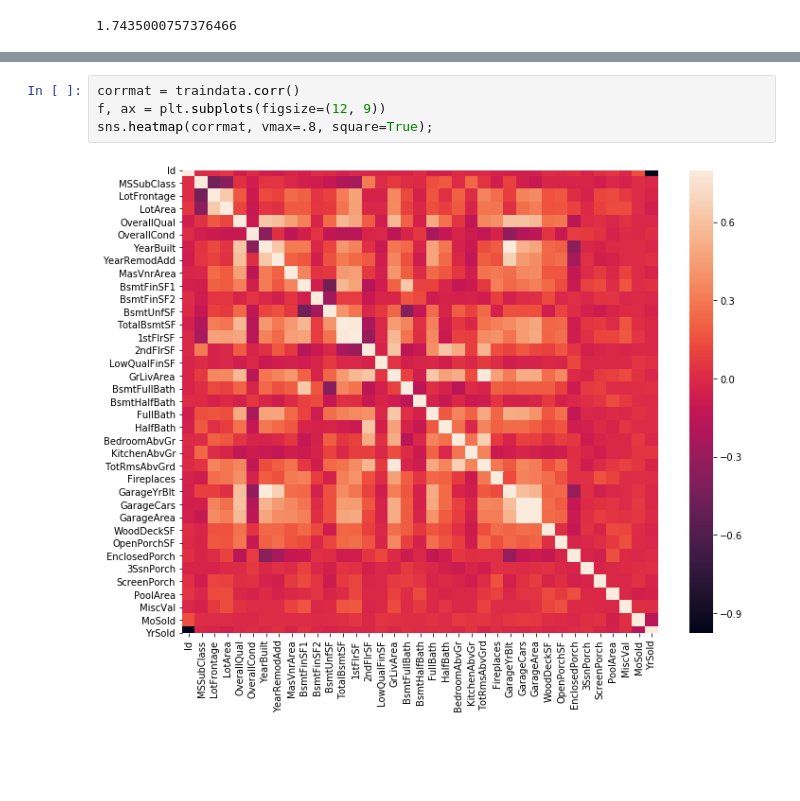
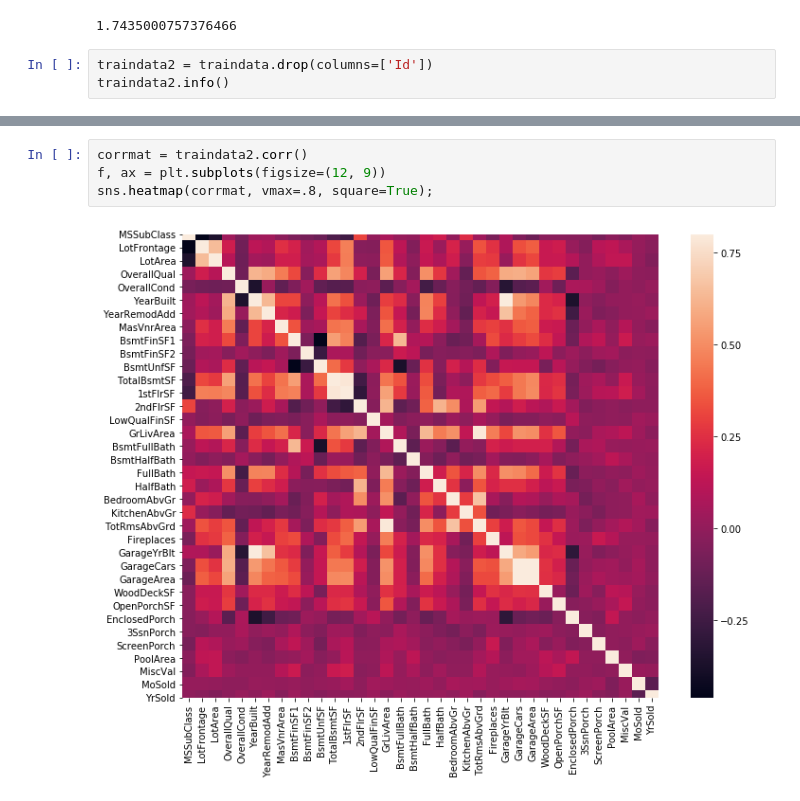
Before and after one commit to kolibrie-eric/JADS, a Jupyter notebook: Ames housing/ames-housing.ipynb, the cells around one changed output, grey strips where cells are left out. Cells and saved outputs as stored; diff of their text form; blank space fills up the shorter version.

Commit message:
Trying to drop a variable from pandas dataframe

```diff
--- a/Ames housing/ames-housing.ipynb
+++ b/Ames housing/ames-housing.ipynb
@@ -104,3 +111,6 @@ sns.distplot(ames['SalePrice'])
 ames['SalePrice'].skew()
 # %% [output]
 1.7435000757376466
+# %%
+traindata2 = traindata.drop(columns=['Id'])
+traindata2.info()
@@ -107,8 +135,8 @@ ames['SalePrice'].skew()
 # %%
-corrmat = traindata.corr()
+corrmat = traindata2.corr()
 f, ax = plt.subplots(figsize=(12, 9))
 sns.heatmap(corrmat, vmax=.8, square=True);
 # %% [output]
-[figure, old version]
+[figure, new version]
 # %%
 k = 10 #number of variables for heatmap
```
Also changed, not shown: parts of 3 cells of this notebook.
